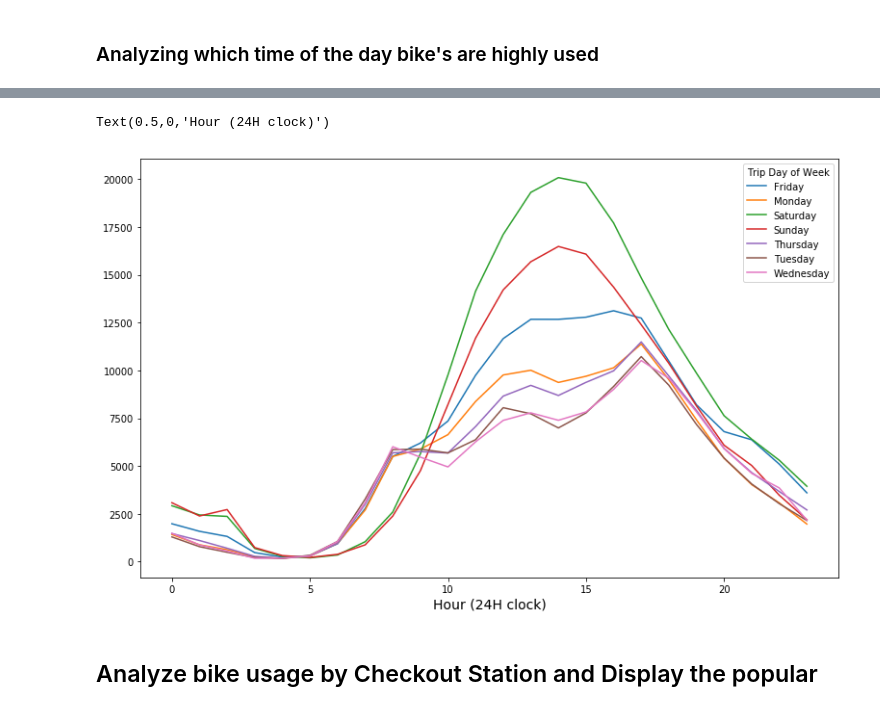
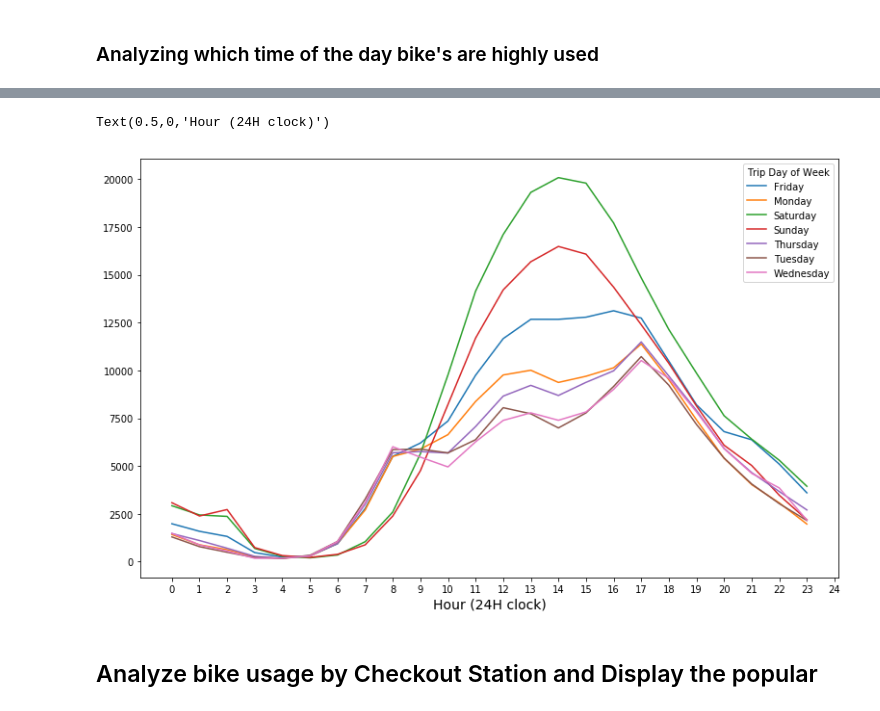
Before and after one commit to ananyay/Pedal_through_Austin, a Jupyter notebook: Data_Analysis_ananya.ipynb, the cells around one changed output, grey strips where cells are left out. Drawn from its saved outputs; the diff is of its cells as text; code cells hidden in the pictures.

```diff
--- a/Data_Analysis_ananya.ipynb
+++ b/Data_Analysis_ananya.ipynb
@@ -152,12 +167,13 @@ Name: Trip Hour, dtype: int64
 # %%
 # Now plot the data, since we have the top 6 membership types now group by Year and display
 fig, ax = plt.subplots(figsize=(13,8))
 # Without unstack, the rows are displayed seperately.
-df_bike_cl.groupby(['Trip Hour','Trip Day of Week']).count()['Trip ID'].unstack().plot(ax=ax)
+plt.xticks(np.arange(0,25))
+df = df_bike_cl.groupby(['Trip Hour','Trip Day of Week']).count()['Trip ID'].unstack().plot(ax=ax)
 ax.set_xlabel('Hour (24H clock)', fontdict={'size' : 14})
 # %% [output]
 Text(0.5,0,'Hour (24H clock)')
-[figure, old version]
+[figure, new version]
 # %% [markdown]
 ##  Analyze bike usage by Checkout Station and Display the popular
 # %%
```
Also changed, not shown: parts of 16 cells of this notebook, 2 other files.
